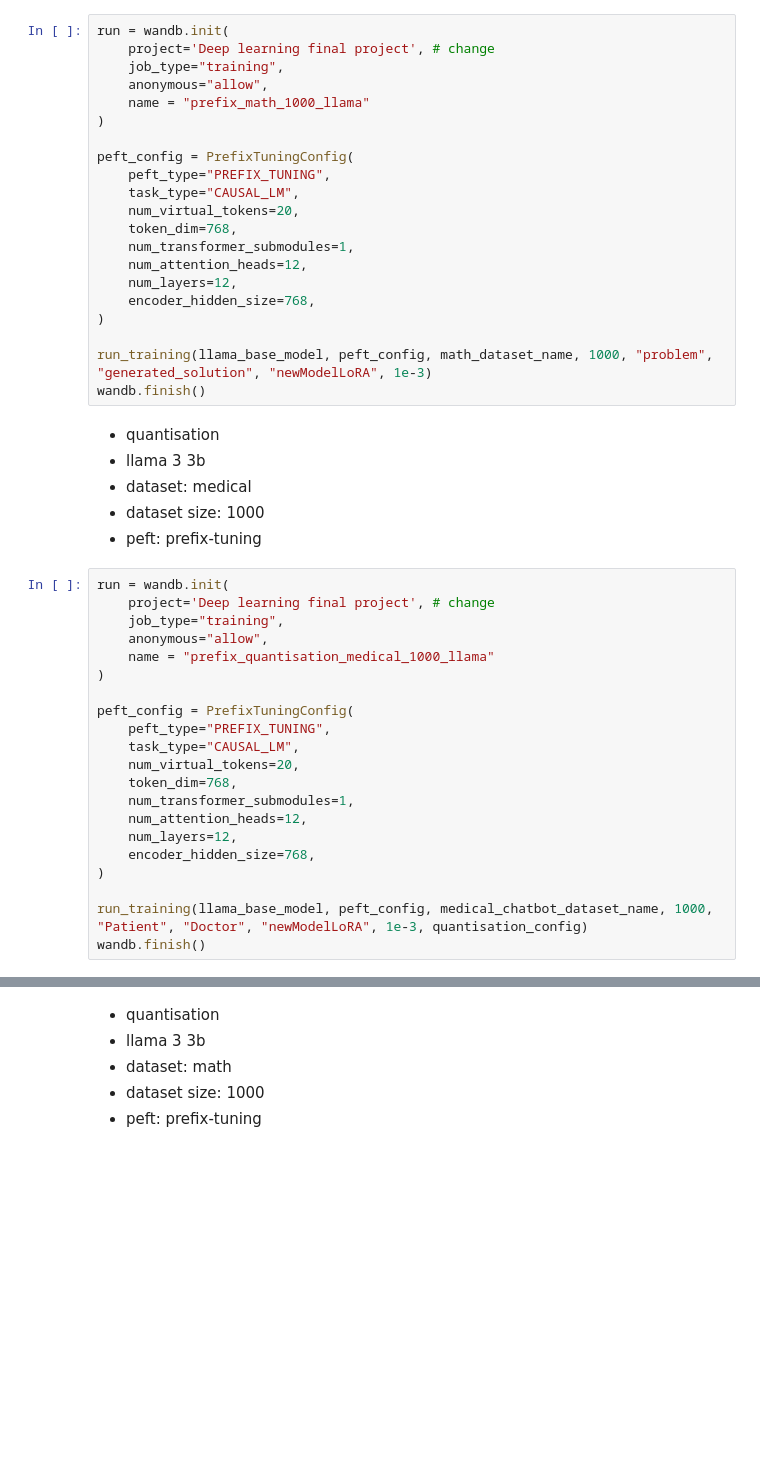
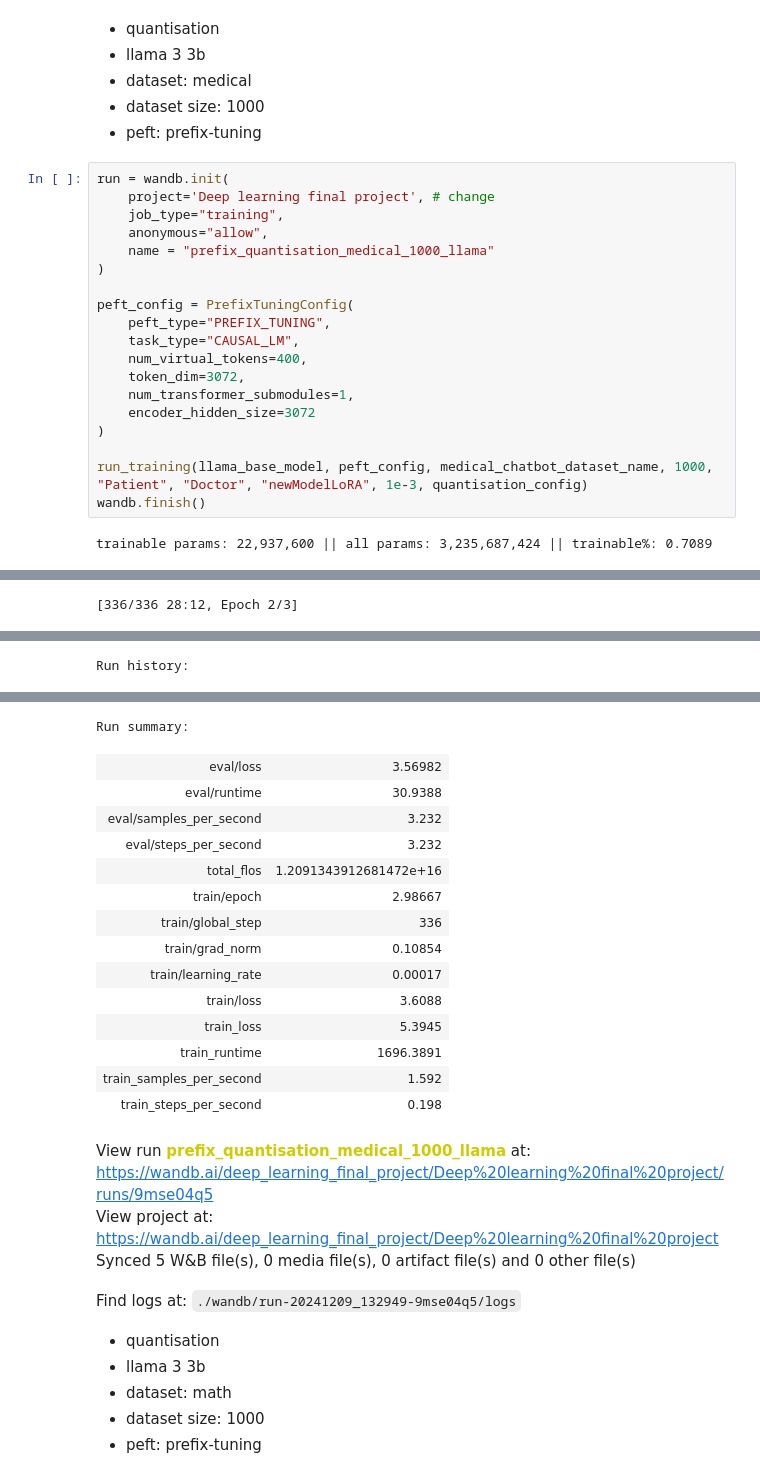
Before and after one commit to alina775/20242R0136COSE47402, a Jupyter notebook: FinalProject/deep_learning_final_project.ipynb, the cells around one changed output, grey strips where cells are left out. Saved outputs shown, nothing was run; the diff lists cells and outputs as text; blank space fills up the shorter version.

```diff
--- a/FinalProject/deep_learning_final_project.ipynb
+++ b/FinalProject/deep_learning_final_project.ipynb
@@ -1314,24 +1342,3 @@ wandb.finish()
-# %%
-run = wandb.init(
-    project='Deep learning final project', # change
-    job_type="training",
-    anonymous="allow",
-    name = "prefix_math_1000_llama"
-)
-
-peft_config = PrefixTuningConfig(
-    peft_type="PREFIX_TUNING",
-    task_type="CAUSAL_LM",
-    num_virtual_tokens=20,
-    token_dim=768,
-    num_transformer_submodules=1,
-    num_attention_heads=12,
-    num_layers=12,
-    encoder_hidden_size=768,
-)
-
-run_training(llama_base_model, peft_config, math_dataset_name, 1000, "problem", "generated_solution", "newModelLoRA", 1e-3)
-wandb.finish()
 # %% [markdown]
 - quantisation
 - llama 3 3b
@@ -1349,13 +1356,13 @@ run = wandb.init(
 peft_config = PrefixTuningConfig(
     peft_type="PREFIX_TUNING",
     task_type="CAUSAL_LM",
-    num_virtual_tokens=20,
-    token_dim=768,
+    num_virtual_tokens=400,
+    token_dim=3072,
     num_transformer_submodules=1,
-    num_attention_heads=12,
-    num_layers=12,
-    encoder_hidden_size=768,
+    encoder_hidden_size=3072
 )
 
 run_training(llama_base_model, peft_config, medical_chatbot_dataset_name, 1000, "Patient", "Doctor", "newModelLoRA", 1e-3, quantisation_config)
 wandb.finish()
+# %% [output]
+trainable params: 22,937,600 || all params: 3,235,687,424 || trainable%: 0.7089
@@ -1361,0 +1371 @@ wandb.finish()
+[336/336 28:12, Epoch 2/3]
@@ -1361,0 +1378 @@ wandb.finish()
+Run history:
@@ -1362,3 +1388,22 @@ wandb.finish()
+Run summary:
+| eval/loss | 3.56982 |
+| eval/runtime | 30.9388 |
+| eval/samples_per_second | 3.232 |
+| eval/steps_per_second | 3.232 |
+| total_flos | 1.2091343912681472e+16 |
+| train/epoch | 2.98667 |
+| train/global_step | 336 |
+| train/grad_norm | 0.10854 |
+| train/learning_rate | 0.00017 |
+| train/loss | 3.6088 |
+| train_loss | 5.3945 |
+| train_runtime | 1696.3891 |
+| train_samples_per_second | 1.592 |
+| train_steps_per_second | 0.198 |
+View run prefix_quantisation_medical_1000_llama at: https://wandb.ai/deep_learning_final_project/Deep%20learning%20final%20project/runs/9mse04q5
+View project at: https://wandb.ai/deep_learning_final_project/Deep%20learning%20final%20project
+Synced 5 W&B file(s), 0 media file(s), 0 artifact file(s) and 0 other file(s)
+Find logs at: ./wandb/run-20241209_132949-9mse04q5/logs
 # %% [markdown]
 - quantisation
 - llama 3 3b
```
Also changed, not shown: parts of 28 cells of this notebook.
